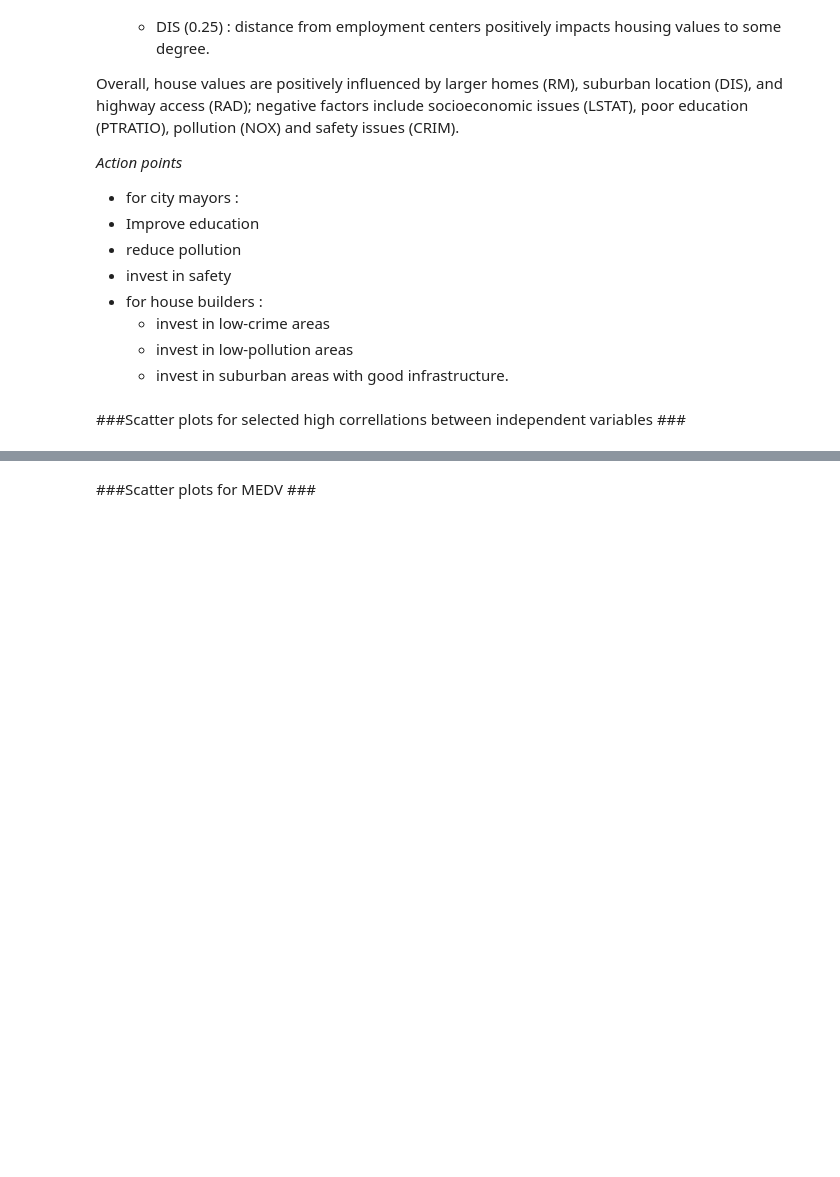
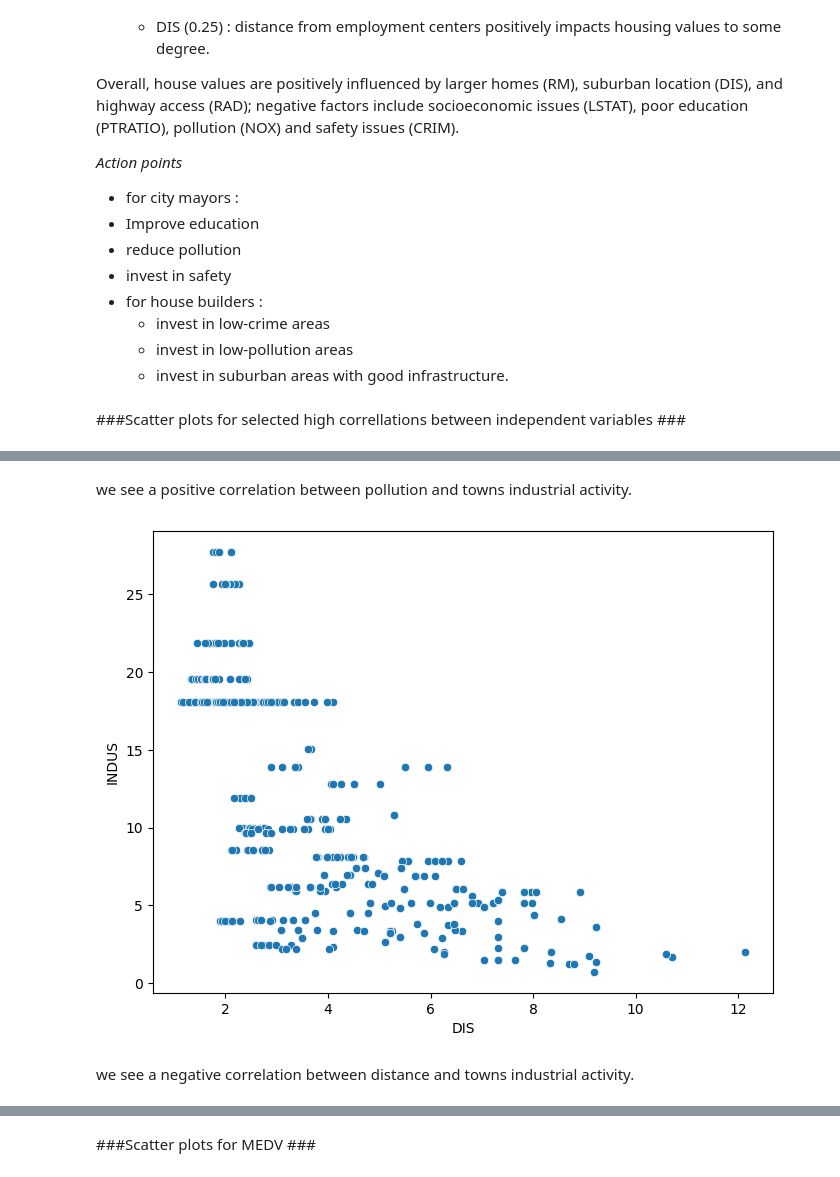
Before and after one commit to avandenberghe/boston_correllation, a Jupyter notebook: Boston_house_price_Full_Code.ipynb, the cells around one changed output, grey strips where cells are left out. Saved outputs shown, nothing was run; the diff lists cells and outputs as text; code cells hidden in the pictures; blank space fills up the shorter version.

```diff
--- a/Boston_house_price_Full_Code.ipynb
+++ b/Boston_house_price_Full_Code.ipynb
@@ -435,2 +435,12 @@ we see a positive correlation between tax rate and towns industry activity.
+# %% [markdown]
+we see a positive correlation between pollution and towns industrial activity.
+# %%
+plt.figure(figsize = [8, 6])
+sns.scatterplot(x = df.DIS, y = df.INDUS)
+plt.show()
+# %% [output]
+[figure, added]
+# %% [markdown]
+we see a negative correlation between distance and towns industrial activity.
 # %%
 plt.figure(figsize = [8, 6])
```
Also changed, not shown: parts of 23 cells of this notebook.
